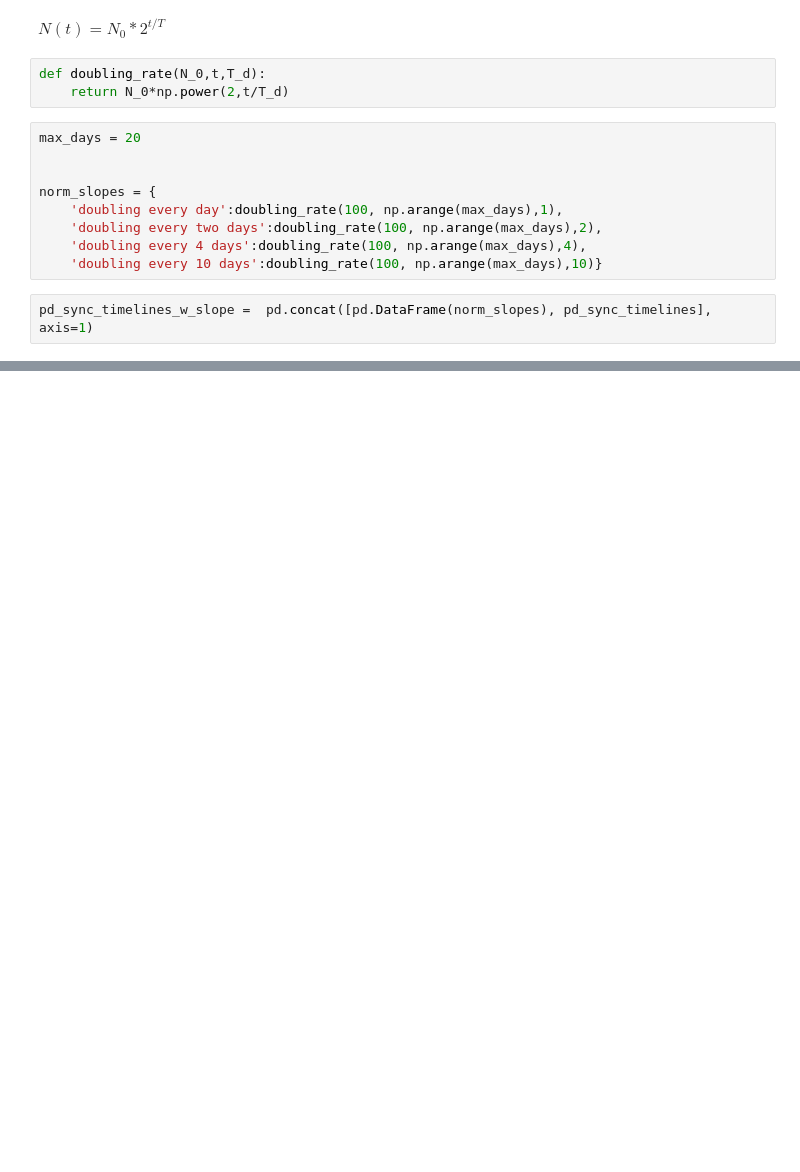
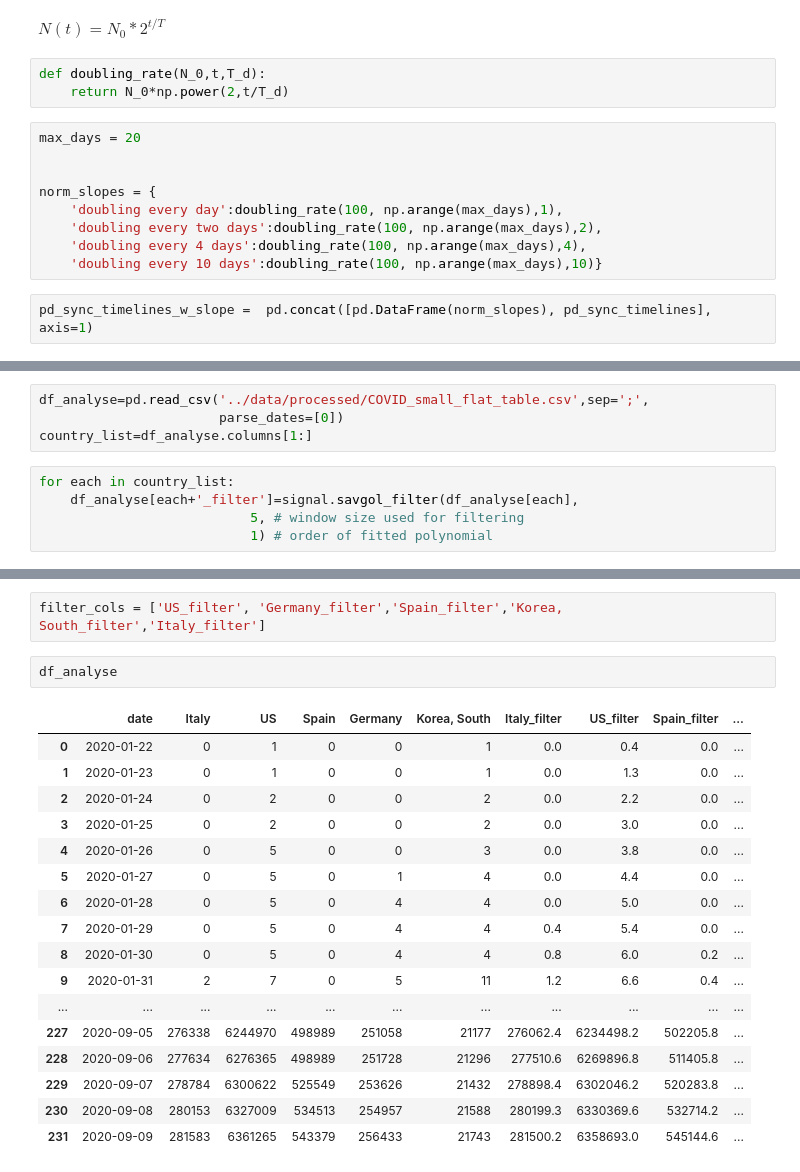
Before and after one commit to raisulzaeem/ads_covid-19, a Jupyter notebook: notebooks/Modeling_spread.ipynb, the cells around one changed output, grey strips where cells are left out. Drawn from its saved outputs; the diff is of its cells as text; blank space fills up the shorter version.

```diff
--- a/notebooks/Modeling_spread.ipynb
+++ b/notebooks/Modeling_spread.ipynb
@@ -129,0 +178,9 @@ quick_plot(pd_sync_timelines_w_slope.date,
+# %%
+df_analyse=pd.read_csv('../data/processed/COVID_small_flat_table.csv',sep=';',
+                       parse_dates=[0])
+country_list=df_analyse.columns[1:]
+# %%
+for each in country_list:
+    df_analyse[each+'_filter']=signal.savgol_filter(df_analyse[each],
+                           5, # window size used for filtering
+                           1) # order of fitted polynomial
@@ -129,0 +209,22 @@ quick_plot(pd_sync_timelines_w_slope.date,
+# %%
+filter_cols = ['US_filter', 'Germany_filter','Spain_filter','Korea, South_filter','Italy_filter']
+# %%
+df_analyse
+# %% [output]
+|  | date | Italy | US | Spain | Germany | Korea, South | Italy_filter | US_filter | Spain_filter | ... |
+| 0 | 2020-01-22 | 0 | 1 | 0 | 0 | 1 | 0.0 | 0.4 | 0.0 | ... |
+| 1 | 2020-01-23 | 0 | 1 | 0 | 0 | 1 | 0.0 | 1.3 | 0.0 | ... |
+| 2 | 2020-01-24 | 0 | 2 | 0 | 0 | 2 | 0.0 | 2.2 | 0.0 | ... |
+| 3 | 2020-01-25 | 0 | 2 | 0 | 0 | 2 | 0.0 | 3.0 | 0.0 | ... |
+| 4 | 2020-01-26 | 0 | 5 | 0 | 0 | 3 | 0.0 | 3.8 | 0.0 | ... |
+| 5 | 2020-01-27 | 0 | 5 | 0 | 1 | 4 | 0.0 | 4.4 | 0.0 | ... |
+| 6 | 2020-01-28 | 0 | 5 | 0 | 4 | 4 | 0.0 | 5.0 | 0.0 | ... |
+| 7 | 2020-01-29 | 0 | 5 | 0 | 4 | 4 | 0.4 | 5.4 | 0.0 | ... |
+| 8 | 2020-01-30 | 0 | 5 | 0 | 4 | 4 | 0.8 | 6.0 | 0.2 | ... |
+| 9 | 2020-01-31 | 2 | 7 | 0 | 5 | 11 | 1.2 | 6.6 | 0.4 | ... |
+| ... | ... | ... | ... | ... | ... | ... | ... | ... | ... | ... |
+| 227 | 2020-09-05 | 276338 | 6244970 | 498989 | 251058 | 21177 | 276062.4 | 6234498.2 | 502205.8 | ... |
+| 228 | 2020-09-06 | 277634 | 6276365 | 498989 | 251728 | 21296 | 277510.6 | 6269896.8 | 511405.8 | ... |
+| 229 | 2020-09-07 | 278784 | 6300622 | 525549 | 253626 | 21432 | 278898.4 | 6302046.2 | 520283.8 | ... |
+| 230 | 2020-09-08 | 280153 | 6327009 | 534513 | 254957 | 21588 | 280199.3 | 6330369.6 | 532714.2 | ... |
+| 231 | 2020-09-09 | 281583 | 6361265 | 543379 | 256433 | 21743 | 281500.2 | 6358693.0 | 545144.6 | ... |
```
Also changed, not shown: parts of 18 cells of this notebook, 1 other file.
